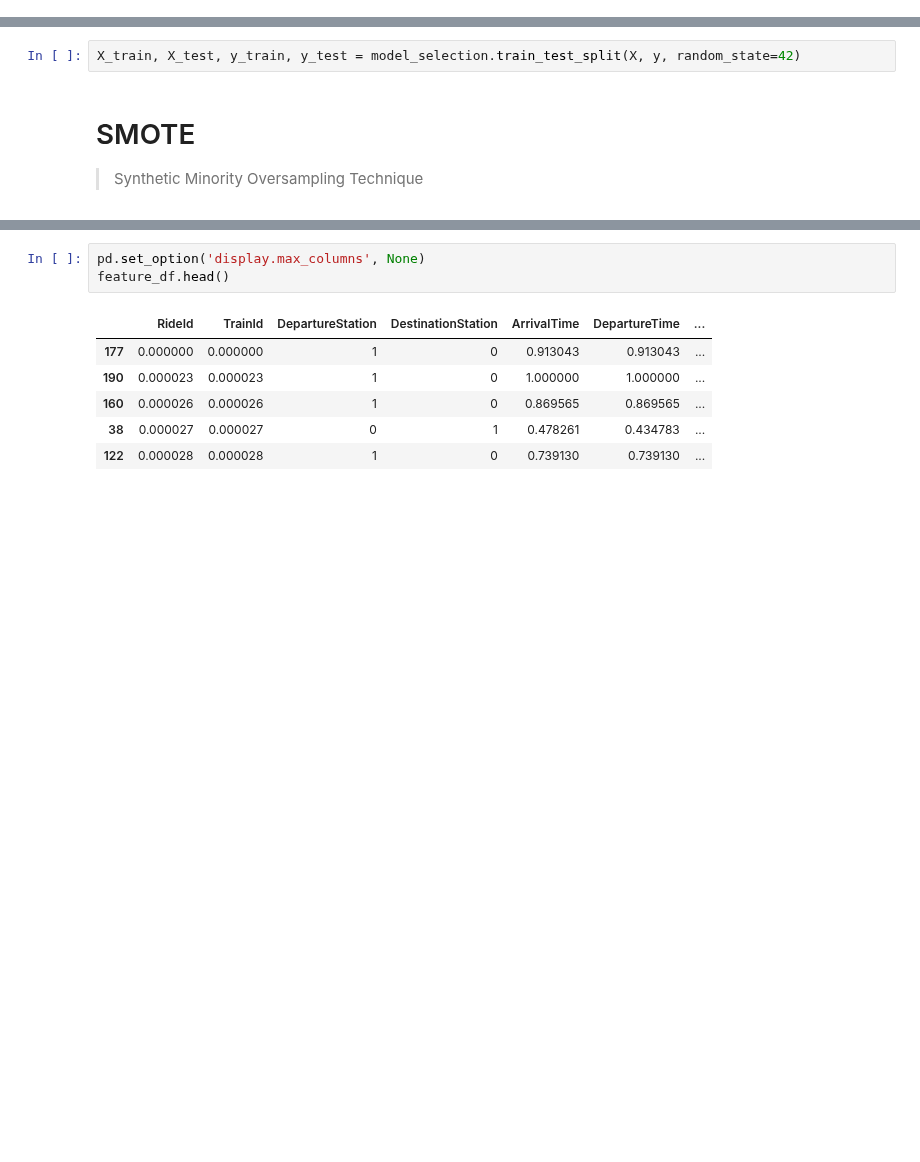
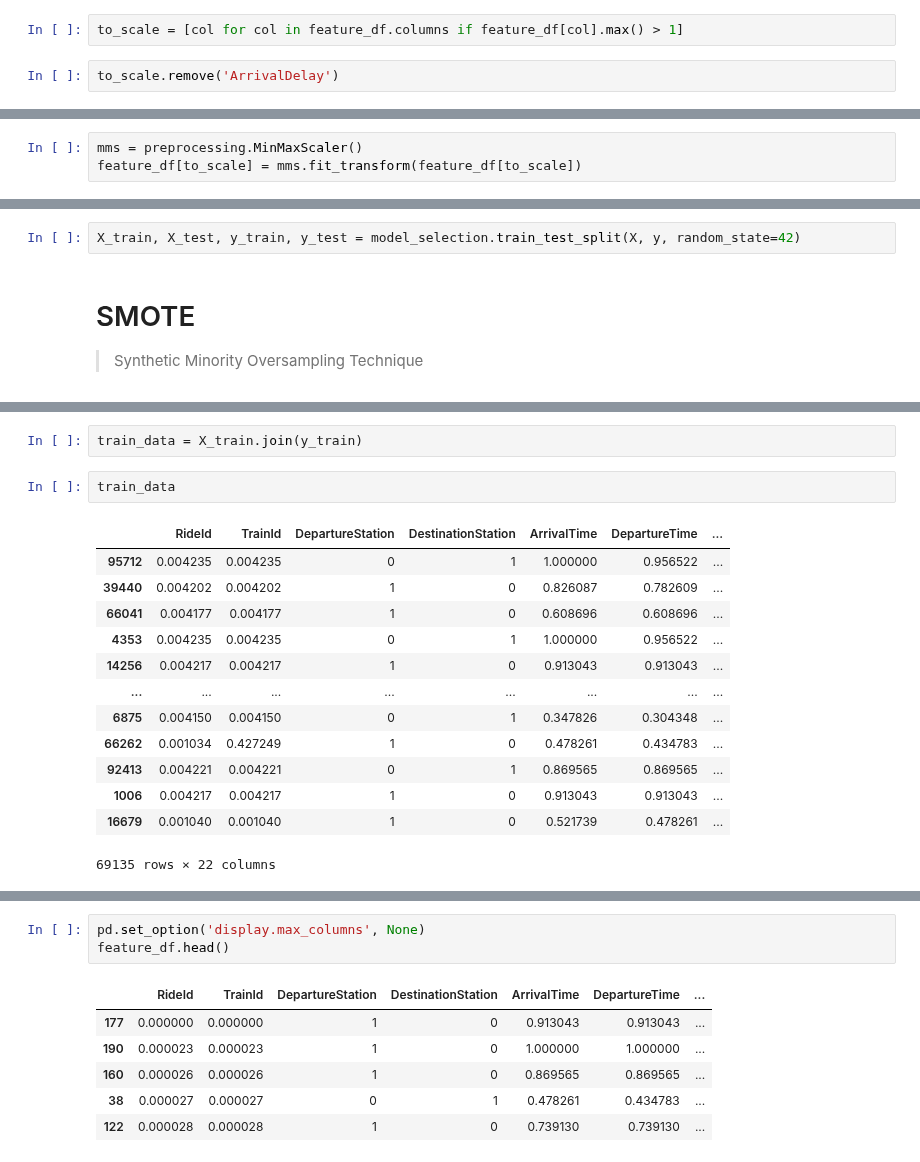
Before and after one commit to BondarencoM/DestinationStation, a Jupyter notebook: modelling/MLPClassification.ipynb, the cells around one changed output, grey strips where cells are left out. Cells and saved outputs as stored; diff of their text form; blank space fills up the shorter version.

```diff
--- a/modelling/MLPClassification.ipynb
+++ b/modelling/MLPClassification.ipynb
@@ -88,0 +116,4 @@ dtype: object
+# %%
+to_scale = [col for col in feature_df.columns if feature_df[col].max() > 1]
+# %%
+to_scale.remove('ArrivalDelay')
@@ -88,0 +133,3 @@ dtype: object
+# %%
+mms = preprocessing.MinMaxScaler()
+feature_df[to_scale] = mms.fit_transform(feature_df[to_scale])
@@ -264,0 +347,18 @@ X_train, X_test, y_train, y_test = model_selection.train_test_split(X, y, random
+# %%
+train_data = X_train.join(y_train)
+# %%
+train_data
+# %% [output]
+|  | RideId | TrainId | DepartureStation | DestinationStation | ArrivalTime | DepartureTime | ... |
+| 95712 | 0.004235 | 0.004235 | 0 | 1 | 1.000000 | 0.956522 | ... |
+| 39440 | 0.004202 | 0.004202 | 1 | 0 | 0.826087 | 0.782609 | ... |
+| 66041 | 0.004177 | 0.004177 | 1 | 0 | 0.608696 | 0.608696 | ... |
+| 4353 | 0.004235 | 0.004235 | 0 | 1 | 1.000000 | 0.956522 | ... |
+| 14256 | 0.004217 | 0.004217 | 1 | 0 | 0.913043 | 0.913043 | ... |
+| ... | ... | ... | ... | ... | ... | ... | ... |
+| 6875 | 0.004150 | 0.004150 | 0 | 1 | 0.347826 | 0.304348 | ... |
+| 66262 | 0.001034 | 0.427249 | 1 | 0 | 0.478261 | 0.434783 | ... |
+| 92413 | 0.004221 | 0.004221 | 0 | 1 | 0.869565 | 0.869565 | ... |
+| 1006 | 0.004217 | 0.004217 | 1 | 0 | 0.913043 | 0.913043 | ... |
+| 16679 | 0.001040 | 0.001040 | 1 | 0 | 0.521739 | 0.478261 | ... |
+69135 rows × 22 columns
```
Also changed, not shown: parts of 77 cells of this notebook, 3 other files.
